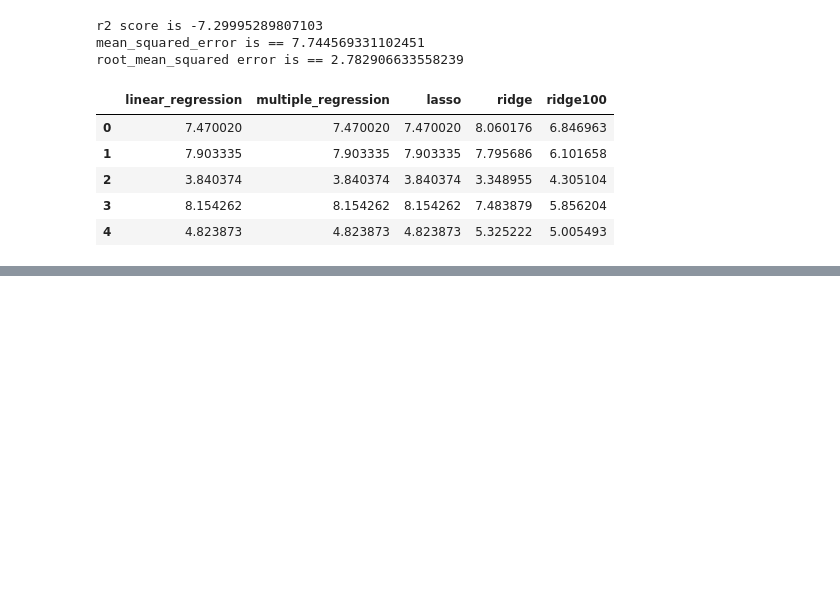
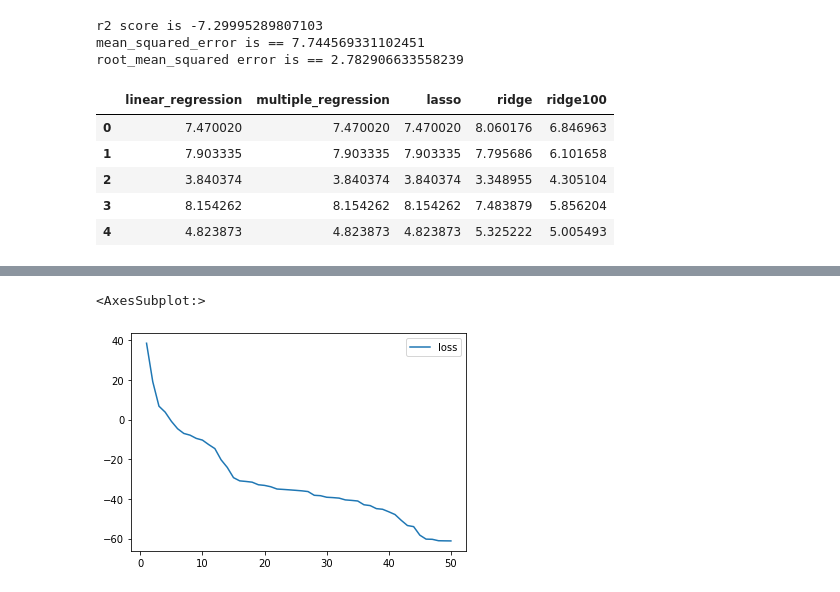
Before and after one commit to Kuldeep200/Covid-19, a Jupyter notebook: Final_Project_ML_models.ipynb, the cells around one changed output, grey strips where cells are left out. Cells and saved outputs as stored; diff of their text form; code cells hidden in the pictures; blank space fills up the shorter version.

```diff
--- a/UNEM_RegressionExamples.ipynb
+++ b/Final_Project_ML_models.ipynb
@@ -454,0 +486,3 @@ predictions_df.to_csv('Covid-19/Resources/CSV files/predictions.csv')
+# %%
+X_train,X_test,y_train,y_test=train_test_split(X,y,random_state=42)
+len(X_test)
@@ -454,0 +603,23 @@ predictions_df.to_csv('Covid-19/Resources/CSV files/predictions.csv')
+# %%
+# Define the model - deep neural net, i.e., the number of input features and hidden nodes for each layer.
+number_input_features = len(X_train_scaled[0])
+hidden_nodes_layer1 = 40
+hidden_nodes_layer2 = 20
+hidden_nodes_layer3 = 20
+
+nn_B = tf.keras.models.Sequential()
+
+# First hidden layer
+nn_B.add(tf.keras.layers.Dense(units=hidden_nodes_layer1, input_dim=number_input_features, activation="relu"))
+
+# Second hidden layer
+nn_B.add(tf.keras.layers.Dense(units=hidden_nodes_layer2, activation="LeakyReLU"))
+
+# Third hidden layer
+nn_B.add(tf.keras.layers.Dense(units=hidden_nodes_layer3, activation="tanh"))
+
+# Output layer
+nn_B.add(tf.keras.layers.Dense(units=1, activation="relu"))
+
+# Check the structure of the model
+nn_B.summary()
@@ -454,0 +644,13 @@ predictions_df.to_csv('Covid-19/Resources/CSV files/predictions.csv')
+# %%
+# Compile the model
+nn_B.compile(loss="binary_crossentropy", optimizer="adam", metrics=["accuracy"])
+
+# Create a callback that saves the model's weights every epoch
+cp_callback = ModelCheckpoint(
+    filepath=checkpoint_path,
+    verbose=1,
+    save_weights_only=True,
+    save_freq=10)
+# %%
+# Train the model
+fit_model_B = nn_B.fit(X_train_scaled,y_train,epochs=50,callbacks=[cp_callback])
@@ -454,0 +682,9 @@ predictions_df.to_csv('Covid-19/Resources/CSV files/predictions.csv')
+# %%
+# Create a DataFrame containing training history
+history_df_B = pd.DataFrame(fit_model_B.history, index=range(1,len(fit_model_B.history["loss"])+1))
+
+# Plot the loss
+history_df_B.plot(y="loss")
+# %% [output]
+<AxesSubplot:>
+[figure, added]
```
Also changed, not shown: parts of 40 cells of this notebook, 13 other files.
